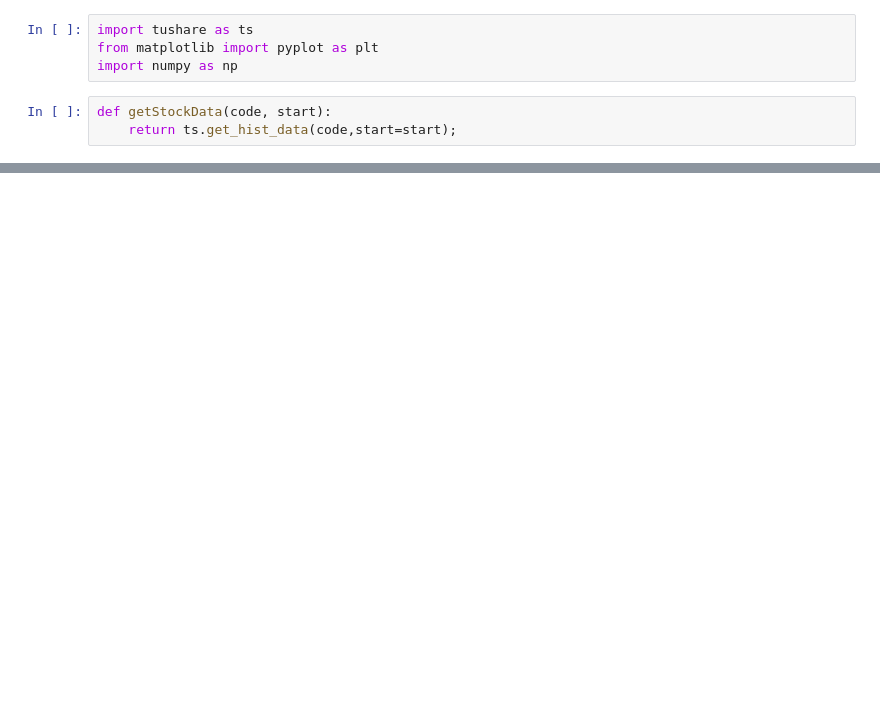
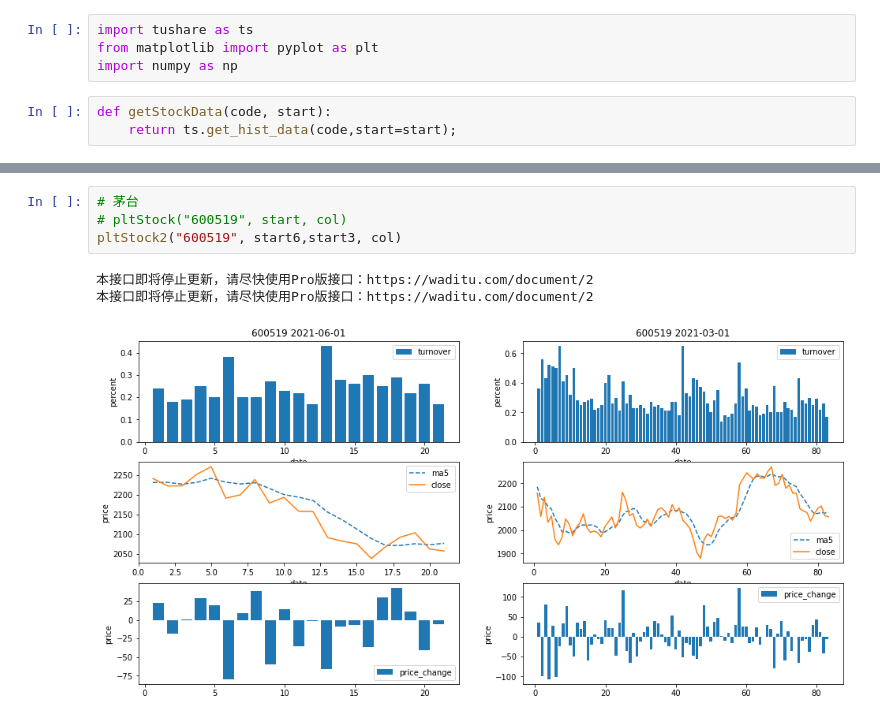
Before and after one commit to Alfxjx/quant, a Jupyter notebook: stocks.ipynb, the cells around one changed output, grey strips where cells are left out. Saved outputs shown, nothing was run; the diff lists cells and outputs as text; blank space fills up the shorter version.

```diff
--- a/stocks.ipynb
+++ b/stocks.ipynb
@@ -48,0 +105,8 @@ pltStock("002075", "2021-03-01", ['turnover','ma5','p_change','close'])
+# %%
+# 茅台
+# pltStock("600519", start, col)
+pltStock2("600519", start6,start3, col)
+# %% [output]
+本接口即将停止更新，请尽快使用Pro版接口：https://waditu.com/document/2
+本接口即将停止更新，请尽快使用Pro版接口：https://waditu.com/document/2
+[figure, added]
```
Also changed, not shown: parts of 16 cells of this notebook.
